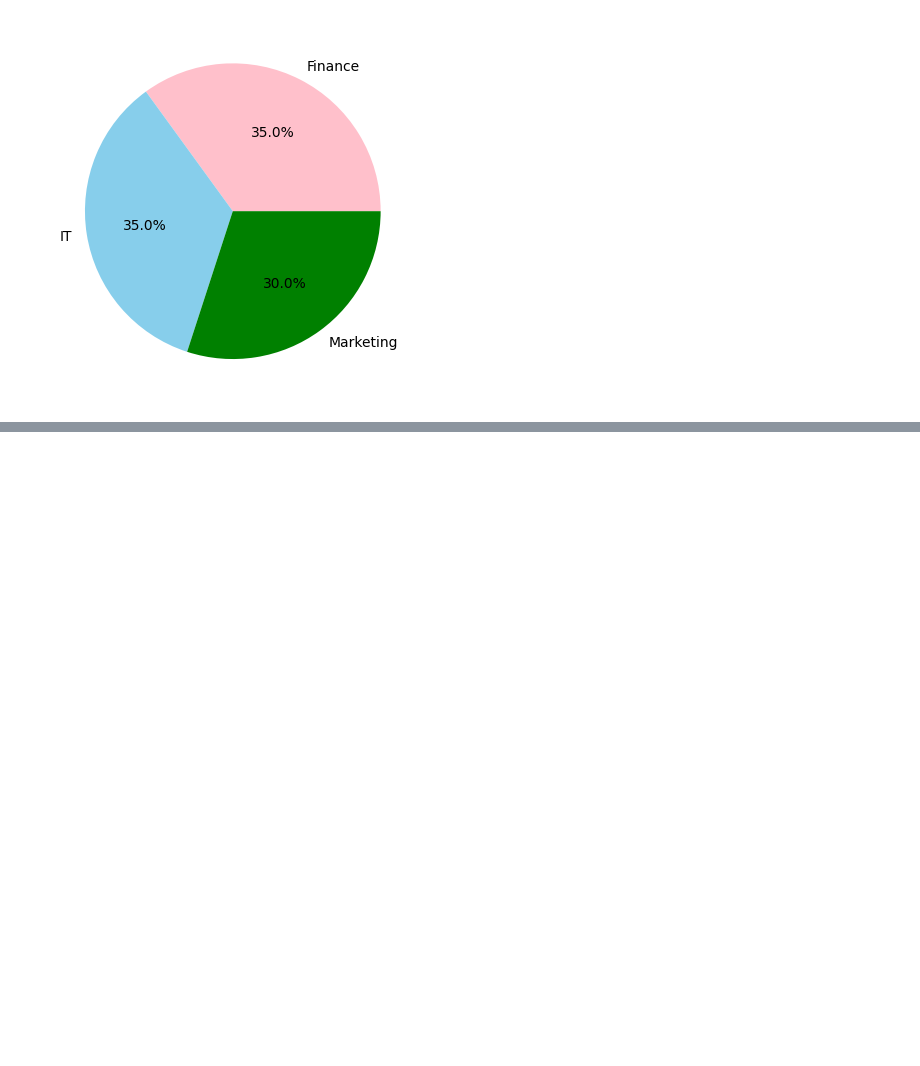
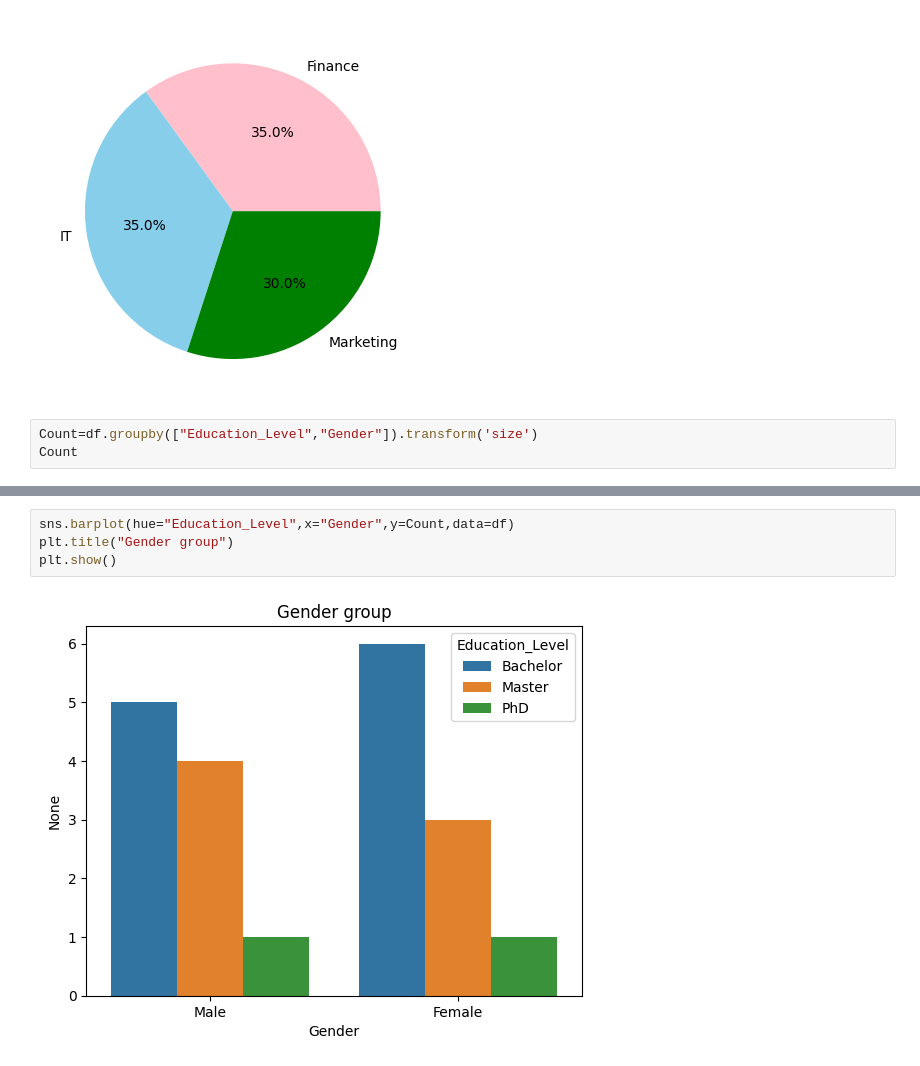
Before and after one commit to Ayan282/colab, a Jupyter notebook: statistika2.ipynb, the cells around one changed output, grey strips where cells are left out. Cells and saved outputs as stored; diff of their text form; blank space fills up the shorter version.

```diff
--- a/statistika2.ipynb
+++ b/statistika2.ipynb
@@ -116,3 +116,6 @@ plt.pie(values,labels=labels,autopct='%1.1f%%',colors=['pink','skyblue','green']
   Text(-0.5926130125248381, -0.09386062745494543, '35.0%'),
   Text(0.3526712813819209, -0.4854101021697364, '30.0%')])
 [figure]
+# %%
+Count=df.groupby(["Education_Level","Gender"]).transform('size')
+Count
@@ -118,0 +141,6 @@ plt.pie(values,labels=labels,autopct='%1.1f%%',colors=['pink','skyblue','green']
+# %%
+sns.barplot(hue="Education_Level",x="Gender",y=Count,data=df)
+plt.title("Gender group")
+plt.show()
+# %% [output]
+[figure, added]
```
Also changed, not shown: parts of 2 cells of this notebook.
